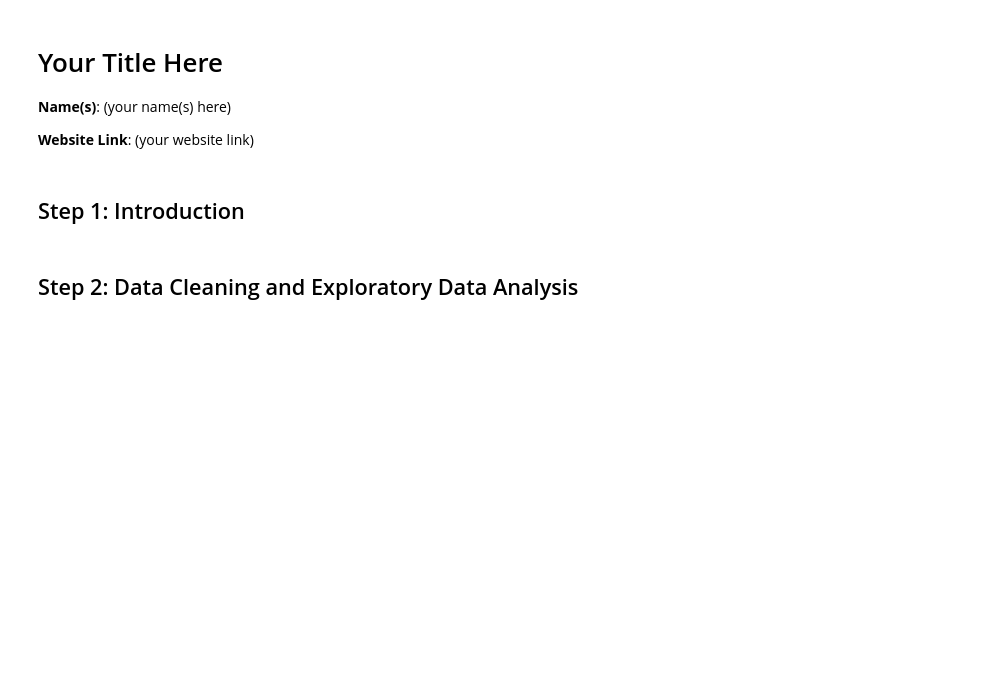
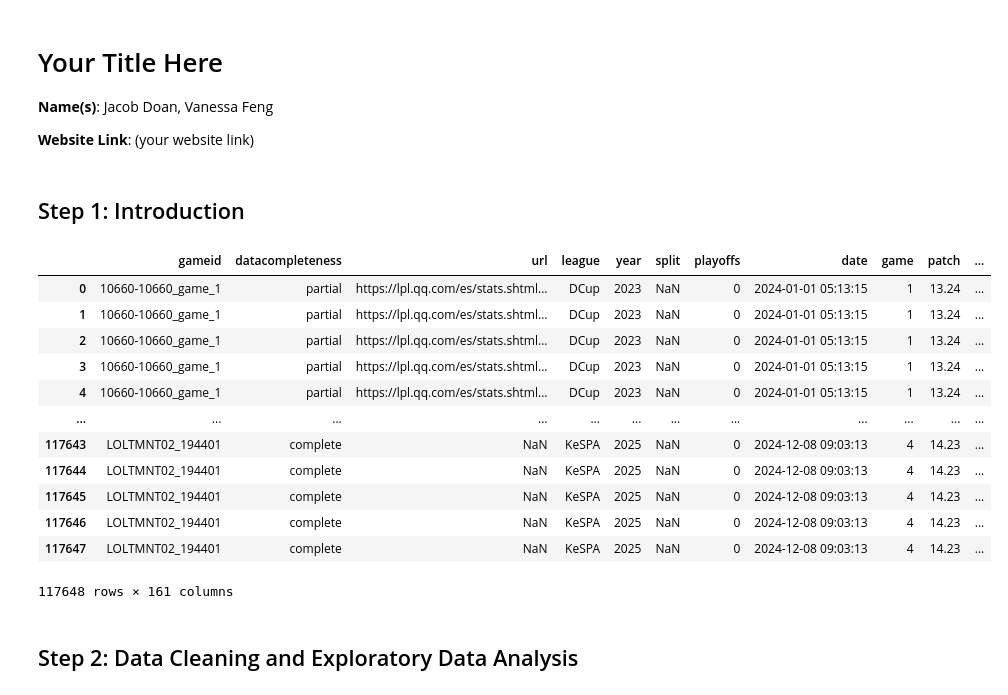
Before and after one commit to j2doan/dsc80-2025-sp, a Jupyter notebook: projects/project04/template.ipynb, the cells around one changed output. Cells and saved outputs as stored; diff of their text form; code cells hidden in the pictures; blank space fills up the shorter version.

```diff
--- a/projects/project04/template.ipynb
+++ b/projects/project04/template.ipynb
@@ -1,7 +1,7 @@
 # %% [markdown]
 # Your Title Here
 
-**Name(s)**: (your name(s) here)
+**Name(s)**: Jacob Doan, Vanessa Feng
 
 **Website Link**: (your website link)
 # %%
@@ -15,6 +15,23 @@ pd.options.plotting.backend = 'plotly'
 # from dsc80_utils import * # Feel free to uncomment and use this.
 # %% [markdown]
 ## Step 1: Introduction
+# %%
+df = pd.read_csv('2024_LoL_esports_match_data_from_OraclesElixir.csv')
+df
+# %% [output]
+|  | gameid | datacompleteness | url | league | year | split | playoffs | date | game | patch | ... |
+| 0 | 10660-10660_game_1 | partial | https://lpl.qq.com/es/stats.shtml... | DCup | 2023 | NaN | 0 | 2024-01-01 05:13:15 | 1 | 13.24 | ... |
+| 1 | 10660-10660_game_1 | partial | https://lpl.qq.com/es/stats.shtml... | DCup | 2023 | NaN | 0 | 2024-01-01 05:13:15 | 1 | 13.24 | ... |
+| 2 | 10660-10660_game_1 | partial | https://lpl.qq.com/es/stats.shtml... | DCup | 2023 | NaN | 0 | 2024-01-01 05:13:15 | 1 | 13.24 | ... |
+| 3 | 10660-10660_game_1 | partial | https://lpl.qq.com/es/stats.shtml... | DCup | 2023 | NaN | 0 | 2024-01-01 05:13:15 | 1 | 13.24 | ... |
+| 4 | 10660-10660_game_1 | partial | https://lpl.qq.com/es/stats.shtml... | DCup | 2023 | NaN | 0 | 2024-01-01 05:13:15 | 1 | 13.24 | ... |
+| ... | ... | ... | ... | ... | ... | ... | ... | ... | ... | ... | ... |
+| 117643 | LOLTMNT02_194401 | complete | NaN | KeSPA | 2025 | NaN | 0 | 2024-12-08 09:03:13 | 4 | 14.23 | ... |
+| 117644 | LOLTMNT02_194401 | complete | NaN | KeSPA | 2025 | NaN | 0 | 2024-12-08 09:03:13 | 4 | 14.23 | ... |
+| 117645 | LOLTMNT02_194401 | complete | NaN | KeSPA | 2025 | NaN | 0 | 2024-12-08 09:03:13 | 4 | 14.23 | ... |
+| 117646 | LOLTMNT02_194401 | complete | NaN | KeSPA | 2025 | NaN | 0 | 2024-12-08 09:03:13 | 4 | 14.23 | ... |
+| 117647 | LOLTMNT02_194401 | complete | NaN | KeSPA | 2025 | NaN | 0 | 2024-12-08 09:03:13 | 4 | 14.23 | ... |
+117648 rows × 161 columns
 # %%
 # TODO
 # %% [markdown]
```
Also changed, not shown: 10 other files.
